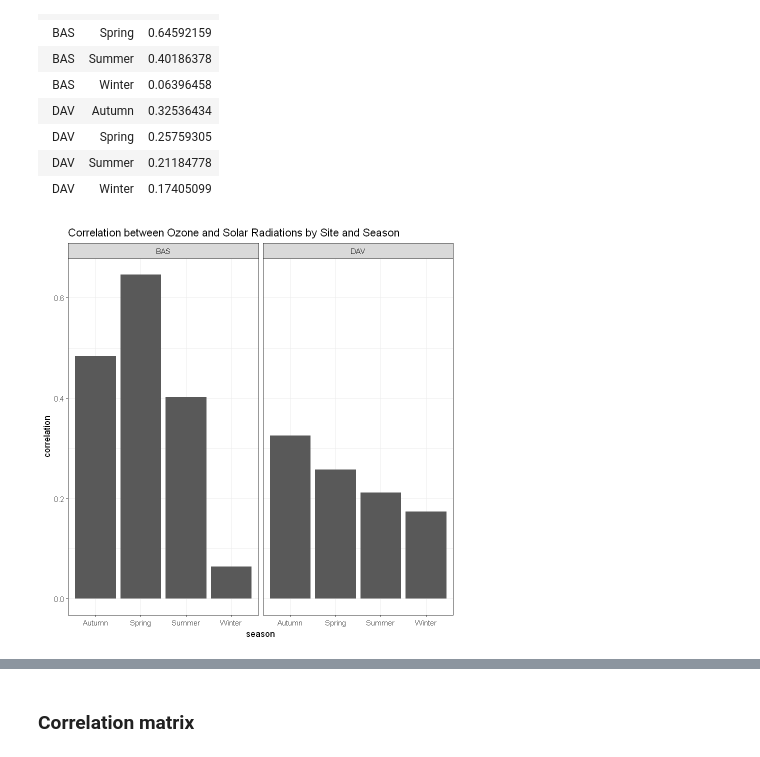
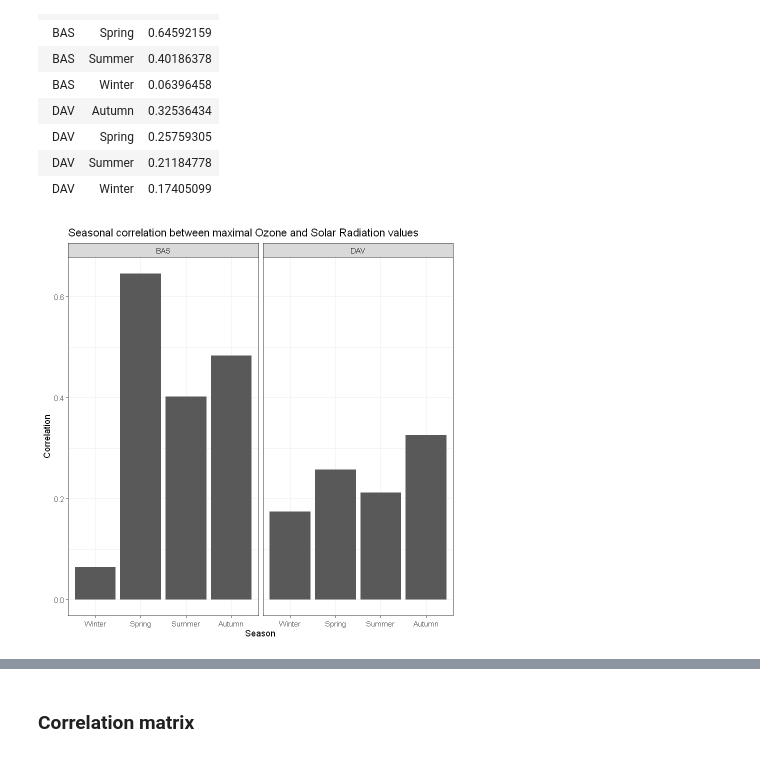
Before and after one commit to matheogodenzi/Air_pollution, a Jupyter notebook: Correlations.ipynb, the cells around one changed output, grey strips where cells are left out. Cells and saved outputs as stored; diff of their text form; code cells hidden in the pictures.

Commit message:
cross_cor graphs

```diff
--- a/Correlations.ipynb
+++ b/Correlations.ipynb
@@ -124,15 +136,20 @@ A tibble: 8 × 3
 # %%
+cor.values.O3.NO2$season <- factor(
+  cor.values.O3.NO2$season,
+  levels = c("Winter", "Spring", "Summer", "Autumn")
+)
+
 # Visualizing the correlation values
-ggplot(cor.values.O3.NO2)+
+peak_corr_NO2_O3<- ggplot(cor.values.O3.NO2)+
   geom_col(aes(season, correlation))+
   #scale_y_continuous(limits=c(0,1), expand=expansion(mult=c(0, 0.1)))+
   facet_grid(.~site)+
-labs(
-    title = "Correlation between Ozone and Nitrogen Dioxide by Site and Season",
-)+
-lab(
-    x="",
-    y="",
-    title="Seasonal correlation between maximal Ozone and Nitrogen dioxide values"
-)
+    labs(
+        x="Season",
+        y="Correlation",
+        title="Seasonal correlation between maximal Ozone and Nitrogen dioxide values"
+    )
+
+peak_corr_NO2_O3
+ggsave("outputs/peak_corr_NO2_O3.jpeg", plot = peak_corr_NO2_O3, width = 6, height = 5, dpi = 300)
 # %% [output]
@@ -153,13 +170,23 @@ A tibble: 8 × 3
 | DAV | Summer | 0.21184778 |
 | DAV | Winter | 0.17405099 |
 # %%
+cor.values.O3.RAD$season <- factor(
+  cor.values.O3.RAD$season,
+  levels = c("Winter", "Spring", "Summer", "Autumn")
+)
+
 # Visualizing the correlation values
-ggplot(cor.values.O3.RAD)+
+peak_corr_RAD_O3<- ggplot(cor.values.O3.RAD)+
   geom_col(aes(season, correlation))+
   #scale_y_continuous(limits=c(0,1), expand=expansion(mult=c(0, 0.1)))+
   facet_grid(.~site)+
-labs(
-    title = "Correlation between Ozone and Solar Radiations by Site and Season",
-)
+    labs(
+        x="Season",
+        y="Correlation",
+        title="Seasonal correlation between maximal Ozone and Solar Radiation values"
+    )
+
+peak_corr_RAD_O3
+ggsave("outputs/peak_corr_RAD_O3.jpeg", plot = peak_corr_RAD_O3, width = 6, height = 5, dpi = 300)
 # %% [output]
-[figure, old version]
+[figure, new version]
```
Also changed, not shown: parts of 29 cells of this notebook, 7 other files.
